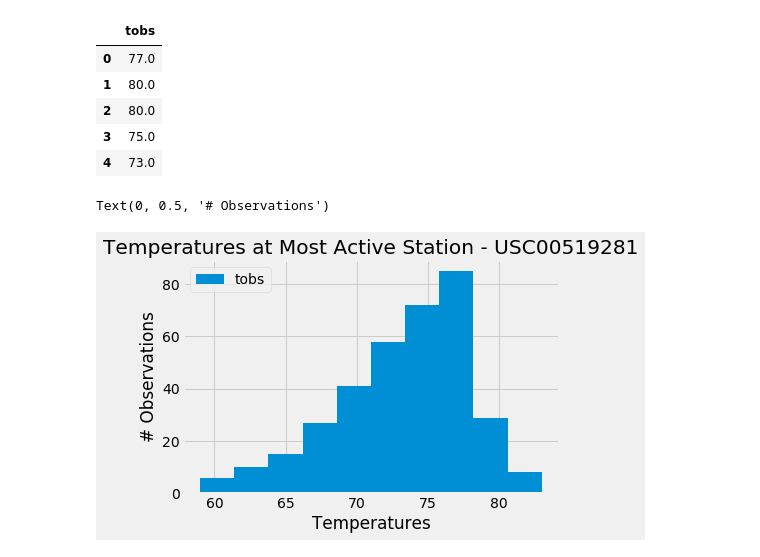
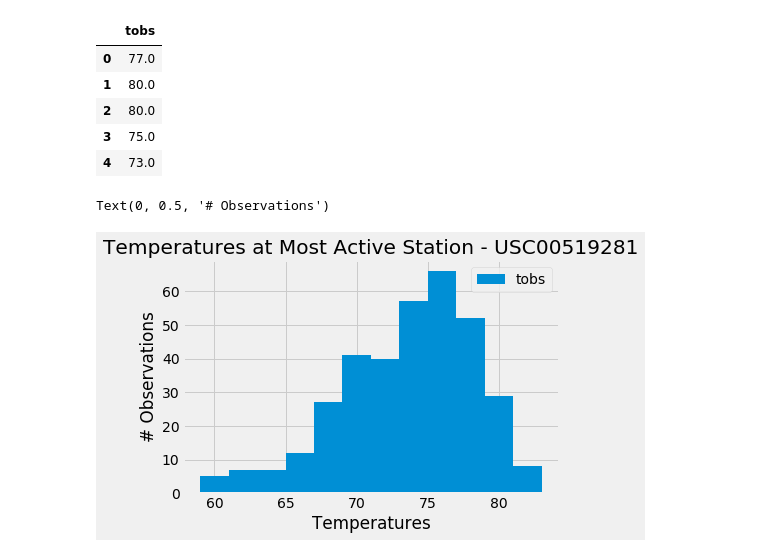
Before and after one commit to FoxtrotLimaDelta/Hawaii-Climate-Eval-with-SQL-Alchemy, a Jupyter notebook: Hawaii Climate Evaluation.ipynb, the cells around one changed output. Saved outputs shown, nothing was run; the diff lists cells and outputs as text; code cells hidden in the pictures.

Commit message:
Trying to add updated w/bins=12 in bar chart.

```diff
--- a/Hawaii Climate Evaluation.ipynb
+++ b/Hawaii Climate Evaluation.ipynb
@@ -206,10 +206,10 @@ prcp_df.head()
 | 3 | 75.0 |
 | 4 | 73.0 |
 # %%
-prcp_df.plot.hist()
+prcp_df.plot.hist(bins=12)
 plt.title("Temperatures at Most Active Station - USC00519281")
 plt.xlabel('Temperatures')
 plt.ylabel('# Observations')
 # %% [output]
 Text(0, 0.5, '# Observations')
-[figure, old version]
+[figure, new version]
```
